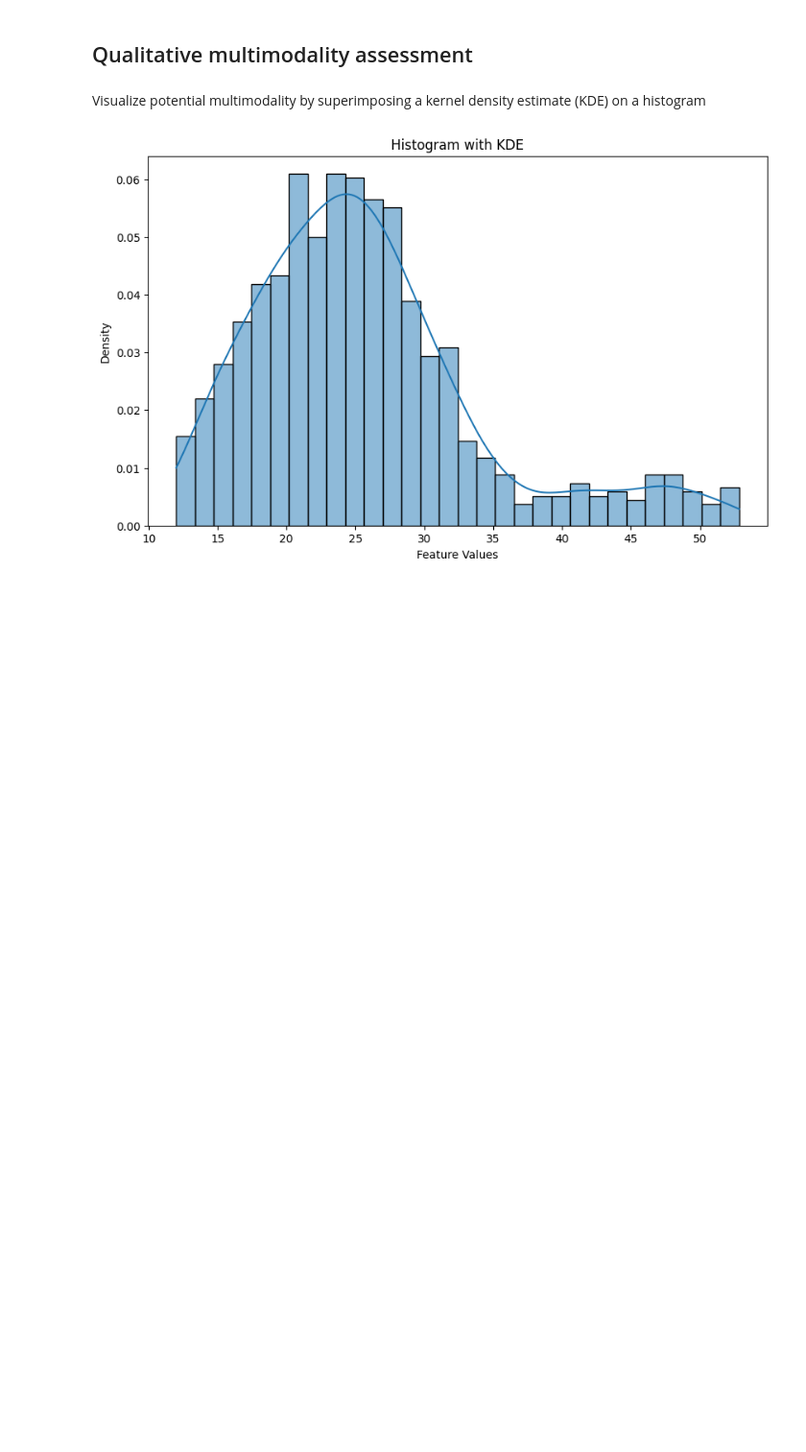
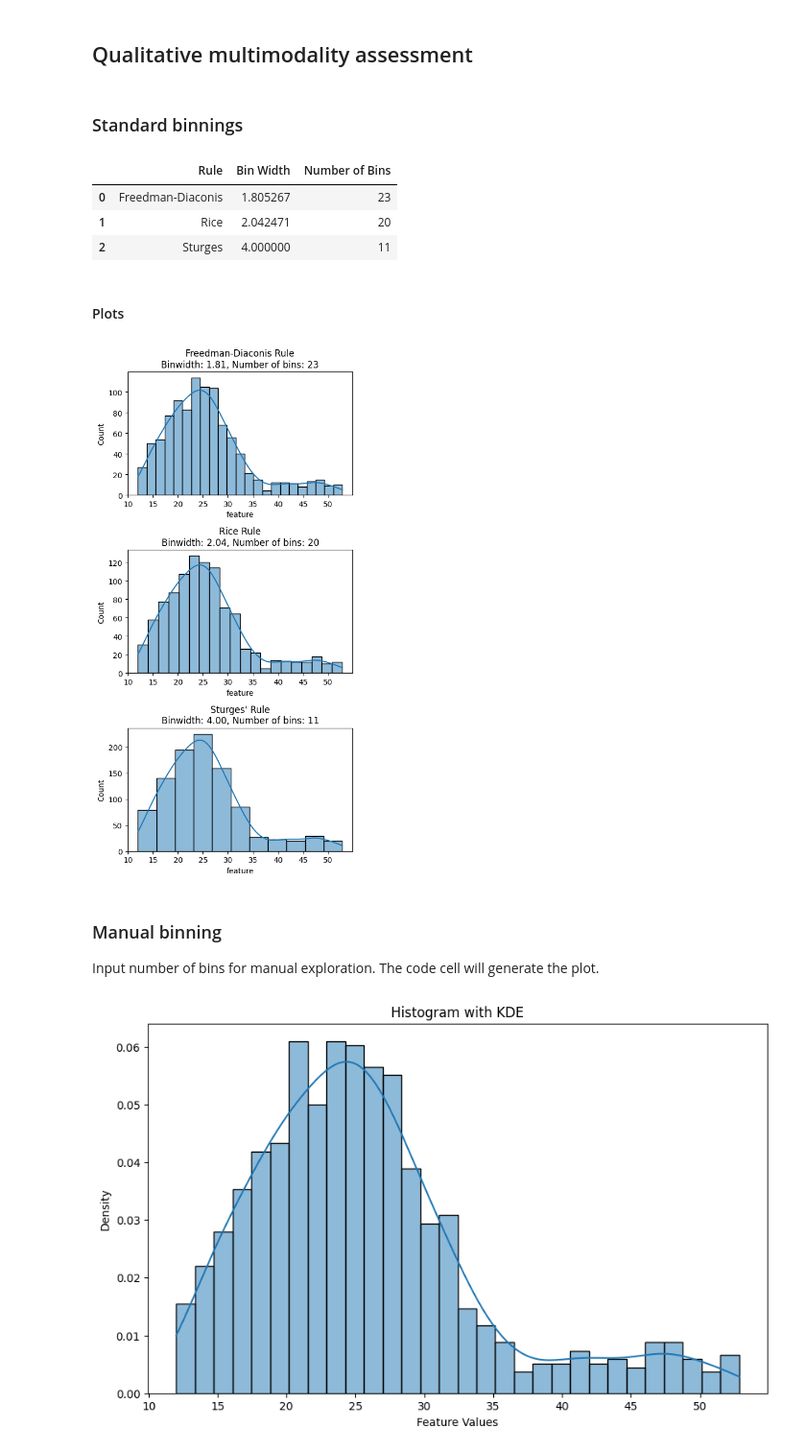
Before and after one commit to luquelab/lab-data-science, a Jupyter notebook: notebooks/analyze_multimodal_data.ipynb, the cells around one changed output. Shown: that part at 96% size. Cells and saved outputs as stored; diff of their text form; code cells hidden in the pictures; blank space fills up the shorter version.

Commit message:
Add plots for the binning rules and the manual binning. #2.

```diff
--- a/notebooks/analyze_multimodal_data.ipynb
+++ b/notebooks/analyze_multimodal_data.ipynb
@@ -206,5 +206,25 @@ stats_summary['kurtosis'] = df.kurtosis()
 stats_summary.T.to_csv('statistical_summary.csv')
 # %% [markdown]
 ## Qualitative multimodality assessment
-# %% [markdown]
-Visualize potential multimodality by superimposing a kernel density estimate (KDE) on a histogram
+# %% [markdown]
+### Standard binnings
+# %%
+# Calculate and store bin widths and number of bins for each rule
+bin_stats = pd.DataFrame(columns=['Rule', 'Bin Width', 'Number of Bins'])
+
+h, k, kround = freedman_diaconis_rule(df['feature'])
+bin_stats = pd.concat([bin_stats, pd.DataFrame([{'Rule': 'Freedman-Diaconis', 'Bin Width': h, 'Number of Bins': kround}])], ignore_index=True)
+
+h, k, kround = rice_rule(df['feature'])
+bin_stats = pd.concat([bin_stats, pd.DataFrame([{'Rule': 'Rice', 'Bin Width': h, 'Number of Bins': kround}])], ignore_index=True)
+
+h, k, kround = sturges_rule(df['feature'])
+bin_stats = pd.concat([bin_stats, pd.DataFrame([{'Rule': 'Sturges', 'Bin Width': h, 'Number of Bins': kround}])], ignore_index=True)
+
+# Display bin statistics
+bin_stats
+# %% [output]
+|  | Rule | Bin Width | Number of Bins |
+| 0 | Freedman-Diaconis | 1.805267 | 23 |
+| 1 | Rice | 2.042471 | 20 |
+| 2 | Sturges | 4.000000 | 11 |
@@ -211 +234,41 @@ Visualize potential multimodality by superimposing a kernel density estimate (KD
+# %% [markdown]
+#### Plots
+# %%
+fig, axes = plt.subplots(nrows=3, ncols=1, figsize=(5, 10))
+
+# Freedman-Diaconis
+rule = 'Freedman-Diaconis'
+rule_stats = bin_stats[bin_stats['Rule'] == rule]
+h = rule_stats['Bin Width'].iloc[0]
+kround = rule_stats['Number of Bins'].iloc[0]
+sns.histplot(df['feature'], kde=True, bins=kround, ax=axes[0])
+axes[0].set_title(f'Freedman-Diaconis Rule\nBinwidth: {h:.2f}, Number of bins: {kround}')
+
+# Rice Rule
+rule = 'Rice'
+rule_stats = bin_stats[bin_stats['Rule'] == rule]
+h = rule_stats['Bin Width'].iloc[0]
+kround = rule_stats['Number of Bins'].iloc[0]
+sns.histplot(df['feature'], kde=True, bins=kround, ax=axes[1])
+axes[1].set_title(f'Rice Rule\nBinwidth: {h:.2f}, Number of bins: {kround}')
+
+# Sturges' Rule
+rule = 'Sturges'
+rule_stats = bin_stats[bin_stats['Rule'] == rule]
+h = rule_stats['Bin Width'].iloc[0]
+kround = rule_stats['Number of Bins'].iloc[0]
+sns.histplot(df['feature'], kde=True, bins=kround, ax=axes[2])
+axes[2].set_title(f"Sturges' Rule\nBinwidth: {h:.2f}, Number of bins: {kround}")
+
+plt.tight_layout()
+
+plt.savefig('distribution_binnig_rules.png')
+plt.savefig('distribution_binnig_rules.pdf')
+
+plt.show()
+# %% [output]
+[figure, added]
+# %% [markdown]
+### Manual binning
+Input number of bins for manual exploration. The code cell will generate the plot.
 # %%
```
Also changed, not shown: parts of 3 cells of this notebook.
